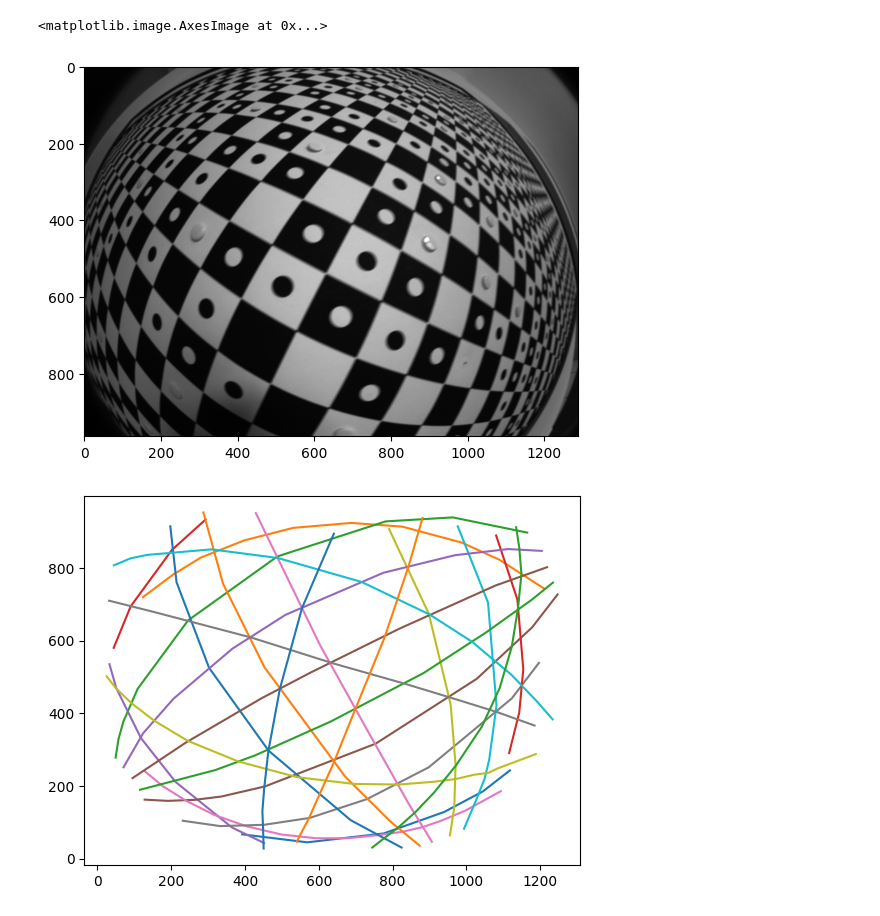
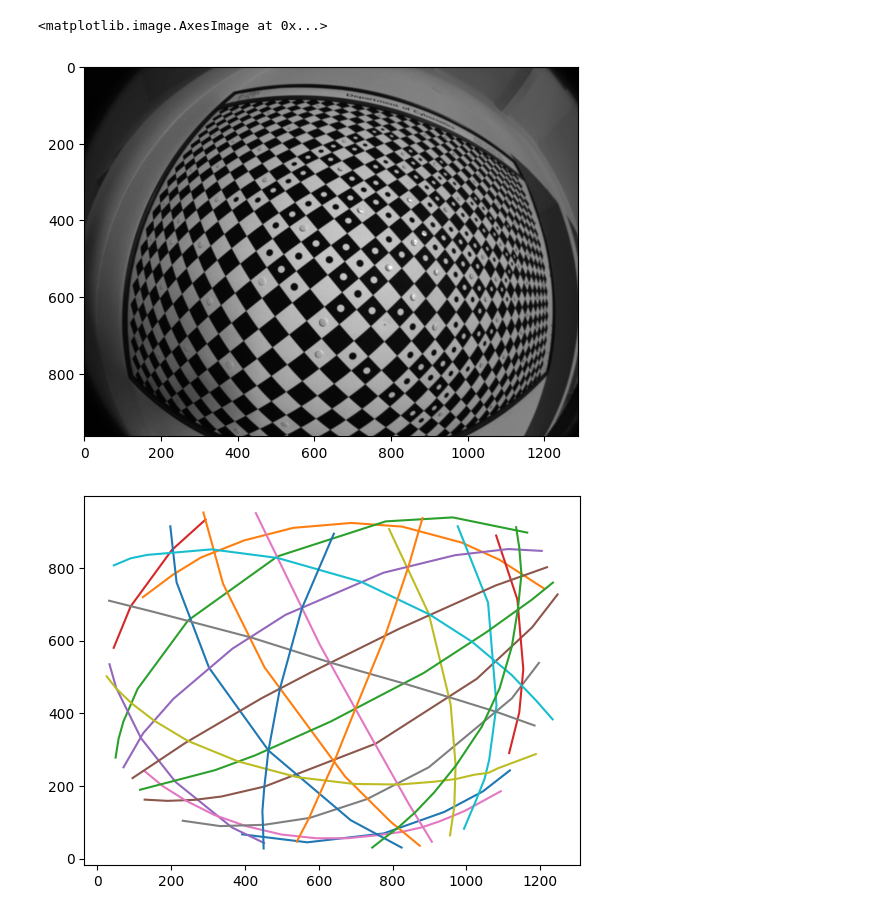
Before and after one commit to hgandras/3D-computer-vision-, a Jupyter notebook: radial_distortion.ipynb, the cells around one changed output. Cells and saved outputs as stored; diff of their text form; code cells hidden in the pictures.

```diff
--- a/radial_distortion.ipynb
+++ b/radial_distortion.ipynb
@@ -6,10 +6,10 @@ import math
 # %%
 im1= plt.imread("Data/Radial01.png")
 im2 =plt.imread("Data/Radial02.png")
-plt.imshow(im2,cmap="gray")
+plt.imshow(im1,cmap="gray")
 # %% [output]
 <matplotlib.image.AxesImage at 0x...>
-[figure, old version]
+[figure, new version]
 # %%
 lines=sio.loadmat("Data/lines.mat")
 lines=lines['lines'][0]
```
Also changed, not shown: parts of 11 cells of this notebook.
